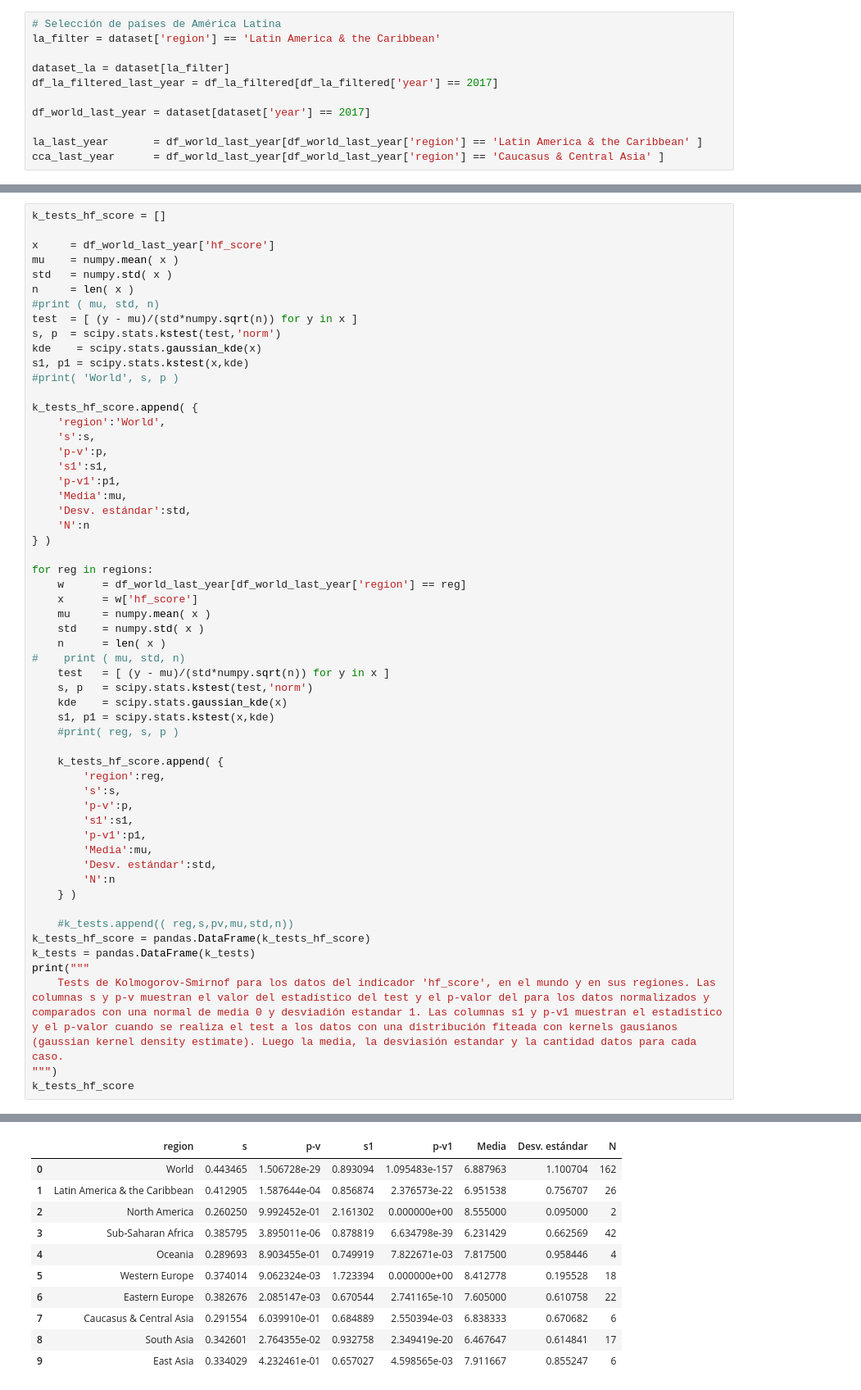
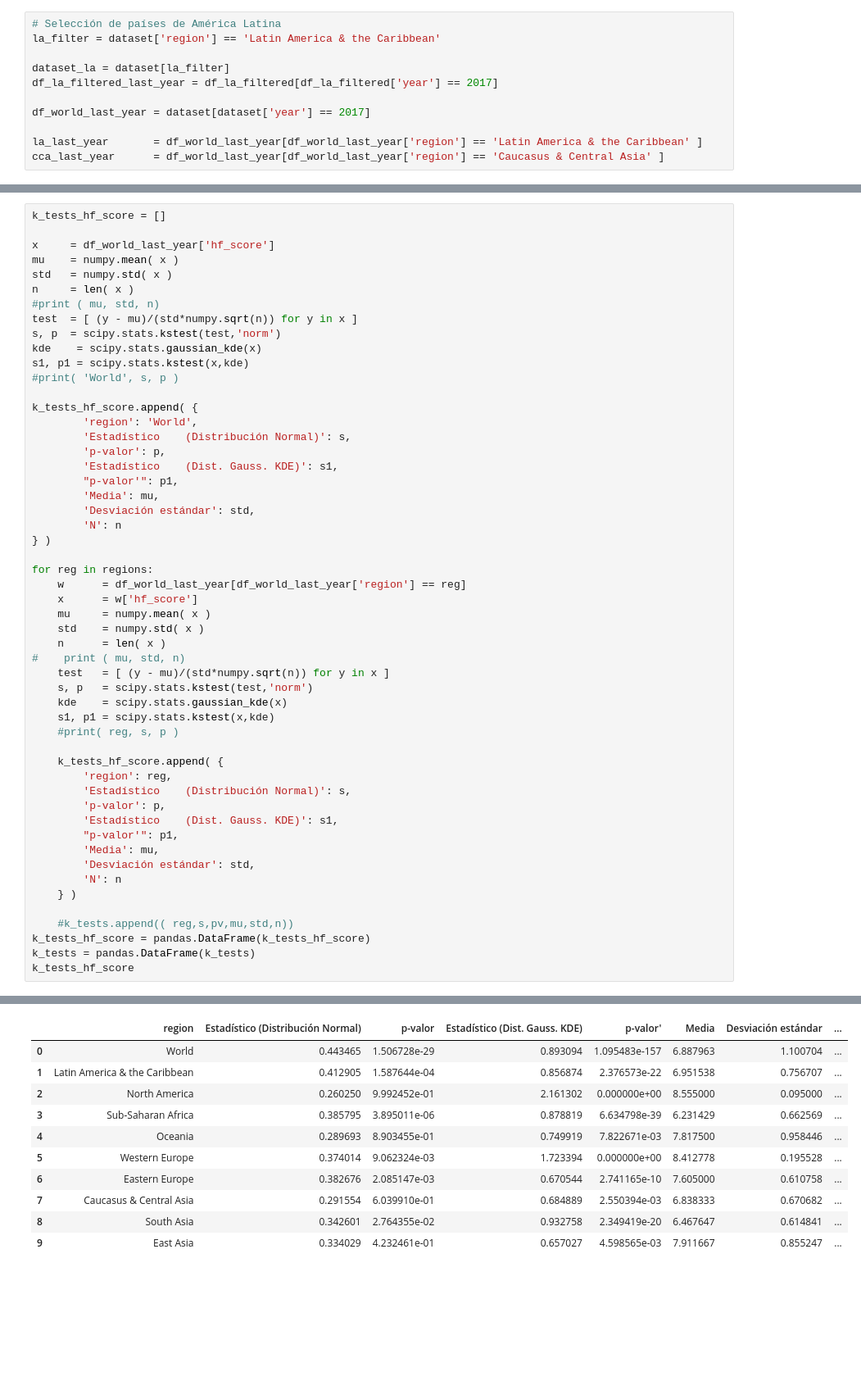
Before and after one commit to diegobcuadro/AyV_Grupo10, a Jupyter notebook: practico.ipynb, the cells around one changed output, grey strips where cells are left out. Shown at 82% size. Drawn from its saved outputs; the diff is of its cells as text; blank space fills up the shorter version.

```diff
--- a/practico.ipynb
+++ b/practico.ipynb
@@ -871,14 +871,14 @@ s1, p1 = scipy.stats.kstest(x,kde)
 #print( 'World', s, p )
 
 k_tests_hf_score.append( {
-    'region':'World',
-    's':s,
-    'p-v':p,
-    's1':s1,
-    'p-v1':p1,
-    'Media':mu,
-    'Desv. estándar':std,
-    'N':n
+        'region': 'World',
+        'Estadístico    (Distribución Normal)': s,
+        'p-valor': p,
+        'Estadístico    (Dist. Gauss. KDE)': s1,
+        "p-valor'": p1,
+        'Media': mu,
+        'Desviación estándar': std,
+        'N': n
 } )
 
 for reg in regions:
@@ -895,21 +895,18 @@ for reg in regions:
     #print( reg, s, p )
 
     k_tests_hf_score.append( {
-        'region':reg,
-        's':s,
-        'p-v':p,
-        's1':s1,
-        'p-v1':p1,
-        'Media':mu,
-        'Desv. estándar':std,
-        'N':n
+        'region': reg,
+        'Estadístico    (Distribución Normal)': s,
+        'p-valor': p,
+        'Estadístico    (Dist. Gauss. KDE)': s1,
+        "p-valor'": p1,
+        'Media': mu,
+        'Desviación estándar': std,
+        'N': n
     } )
 
     #k_tests.append(( reg,s,pv,mu,std,n))
 k_tests_hf_score = pandas.DataFrame(k_tests_hf_score)
 k_tests = pandas.DataFrame(k_tests)
-print("""
-    Tests de Kolmogorov-Smirnof para los datos del indicador 'hf_score', en el mundo y en sus regiones. Las columnas s y p-v muestran el valor del estadístico del test y el p-valor del para los datos normalizados y comparados con una normal de media 0 y desviadión estandar 1. Las columnas s1 y p-v1 muestran el estadístico y el p-valor cuando se realiza el test a los datos con una distribución fiteada con kernels gausianos (gaussian kernel density estimate). Luego la media, la desviasión estandar y la cantidad datos para cada caso.
-""")
 k_tests_hf_score
 # %% [output]
@@ -917,14 +913,14 @@ k_tests_hf_score
-|  | region | s | p-v | s1 | p-v1 | Media | Desv. estándar | N |
-| 0 | World | 0.443465 | 1.506728e-29 | 0.893094 | 1.095483e-157 | 6.887963 | 1.100704 | 162 |
-| 1 | Latin America & the Caribbean | 0.412905 | 1.587644e-04 | 0.856874 | 2.376573e-22 | 6.951538 | 0.756707 | 26 |
-| 2 | North America | 0.260250 | 9.992452e-01 | 2.161302 | 0.000000e+00 | 8.555000 | 0.095000 | 2 |
-| 3 | Sub-Saharan Africa | 0.385795 | 3.895011e-06 | 0.878819 | 6.634798e-39 | 6.231429 | 0.662569 | 42 |
-| 4 | Oceania | 0.289693 | 8.903455e-01 | 0.749919 | 7.822671e-03 | 7.817500 | 0.958446 | 4 |
-| 5 | Western Europe | 0.374014 | 9.062324e-03 | 1.723394 | 0.000000e+00 | 8.412778 | 0.195528 | 18 |
-| 6 | Eastern Europe | 0.382676 | 2.085147e-03 | 0.670544 | 2.741165e-10 | 7.605000 | 0.610758 | 22 |
-| 7 | Caucasus & Central Asia | 0.291554 | 6.039910e-01 | 0.684889 | 2.550394e-03 | 6.838333 | 0.670682 | 6 |
-| 8 | South Asia | 0.342601 | 2.764355e-02 | 0.932758 | 2.349419e-20 | 6.467647 | 0.614841 | 17 |
-| 9 | East Asia | 0.334029 | 4.232461e-01 | 0.657027 | 4.598565e-03 | 7.911667 | 0.855247 | 6 |
+|  | region | Estadístico (Distribución Normal) | p-valor | Estadístico (Dist. Gauss. KDE) | p-valor' | Media | Desviación estándar | ... |
+| 0 | World | 0.443465 | 1.506728e-29 | 0.893094 | 1.095483e-157 | 6.887963 | 1.100704 | ... |
+| 1 | Latin America & the Caribbean | 0.412905 | 1.587644e-04 | 0.856874 | 2.376573e-22 | 6.951538 | 0.756707 | ... |
+| 2 | North America | 0.260250 | 9.992452e-01 | 2.161302 | 0.000000e+00 | 8.555000 | 0.095000 | ... |
+| 3 | Sub-Saharan Africa | 0.385795 | 3.895011e-06 | 0.878819 | 6.634798e-39 | 6.231429 | 0.662569 | ... |
+| 4 | Oceania | 0.289693 | 8.903455e-01 | 0.749919 | 7.822671e-03 | 7.817500 | 0.958446 | ... |
+| 5 | Western Europe | 0.374014 | 9.062324e-03 | 1.723394 | 0.000000e+00 | 8.412778 | 0.195528 | ... |
+| 6 | Eastern Europe | 0.382676 | 2.085147e-03 | 0.670544 | 2.741165e-10 | 7.605000 | 0.610758 | ... |
+| 7 | Caucasus & Central Asia | 0.291554 | 6.039910e-01 | 0.684889 | 2.550394e-03 | 6.838333 | 0.670682 | ... |
+| 8 | South Asia | 0.342601 | 2.764355e-02 | 0.932758 | 2.349419e-20 | 6.467647 | 0.614841 | ... |
+| 9 | East Asia | 0.334029 | 4.232461e-01 | 0.657027 | 4.598565e-03 | 7.911667 | 0.855247 | ... |
 # %%
 fig, axs = plt.subplots(nrows=1, ncols=3, figsize=(16, 4.5))
 
```
Also changed, not shown: parts of 15 cells of this notebook.
